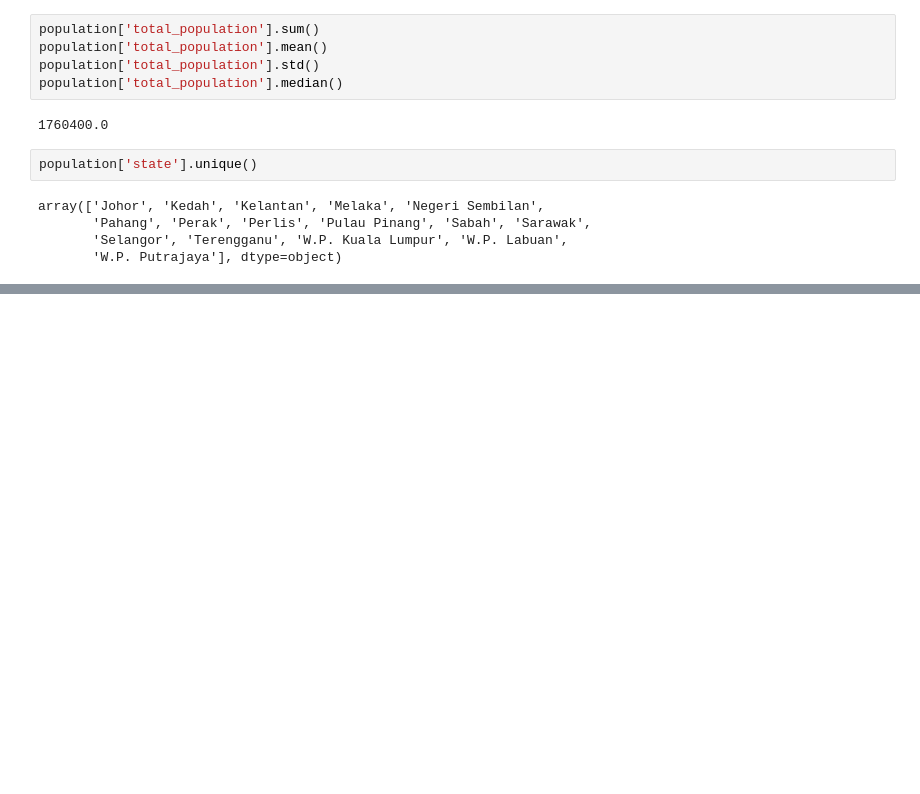
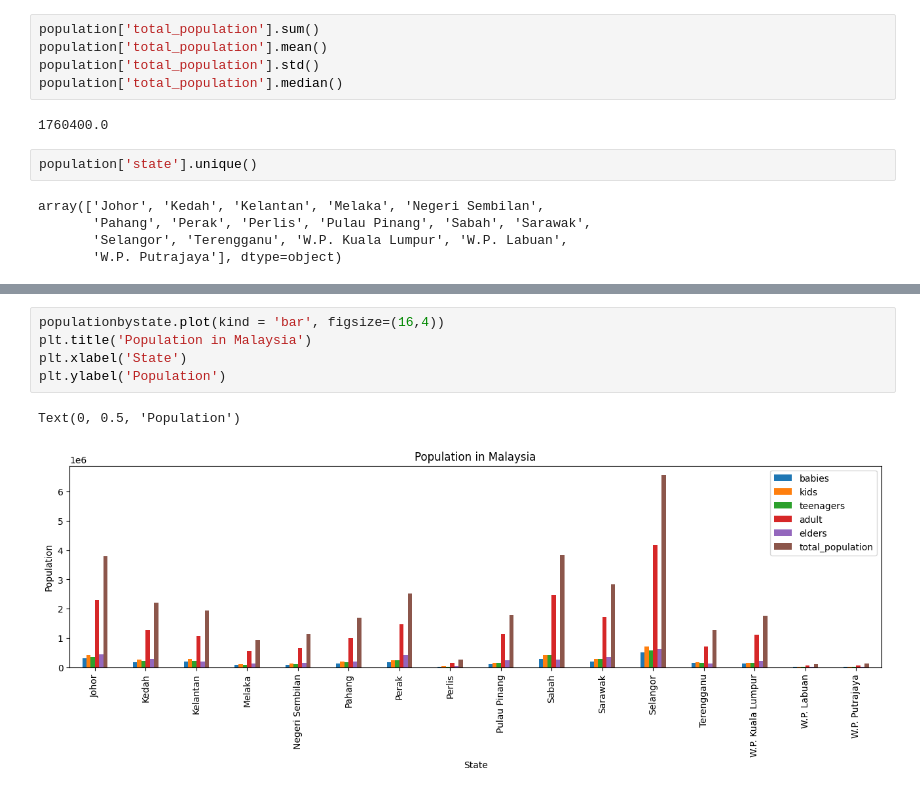
Before and after one commit to itshanafi/Basic-Data-Science, a Jupyter notebook: Data Science Project/Malaysian Population.ipynb, the cells around one changed output, grey strips where cells are left out. Saved outputs shown, nothing was run; the diff lists cells and outputs as text; blank space fills up the shorter version.

```diff
--- a/Data Science Project/Malaysian Population.ipynb
+++ b/Data Science Project/Malaysian Population.ipynb
@@ -470,0 +510,8 @@ array(['Johor', 'Kedah', 'Kelantan', 'Melaka', 'Negeri Sembilan',
+# %%
+populationbystate.plot(kind = 'bar', figsize=(16,4))
+plt.title('Population in Malaysia')
+plt.xlabel('State')
+plt.ylabel('Population')
+# %% [output]
+Text(0, 0.5, 'Population')
+[figure, added]
```
Also changed, not shown: parts of 4 cells of this notebook.
